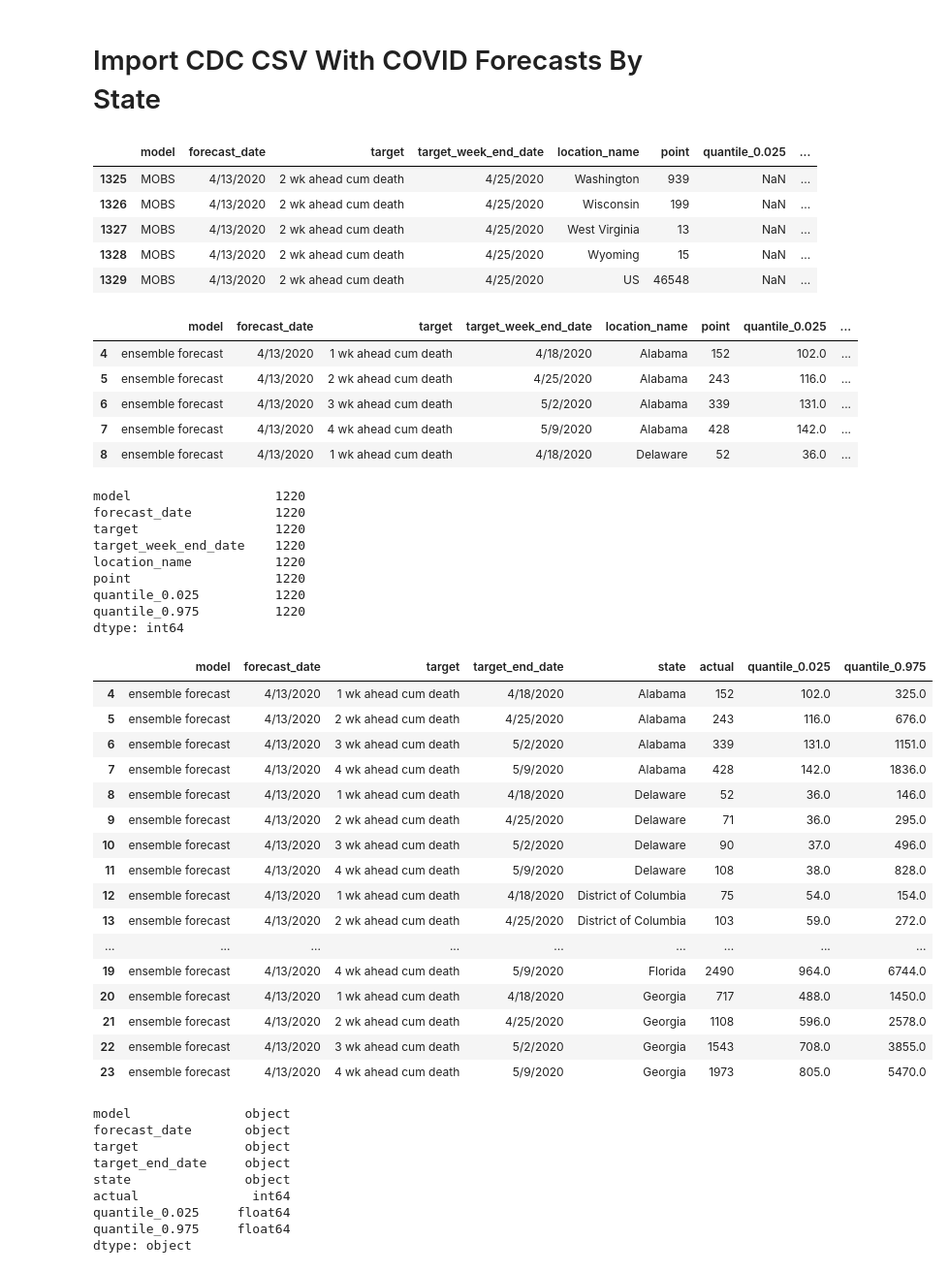
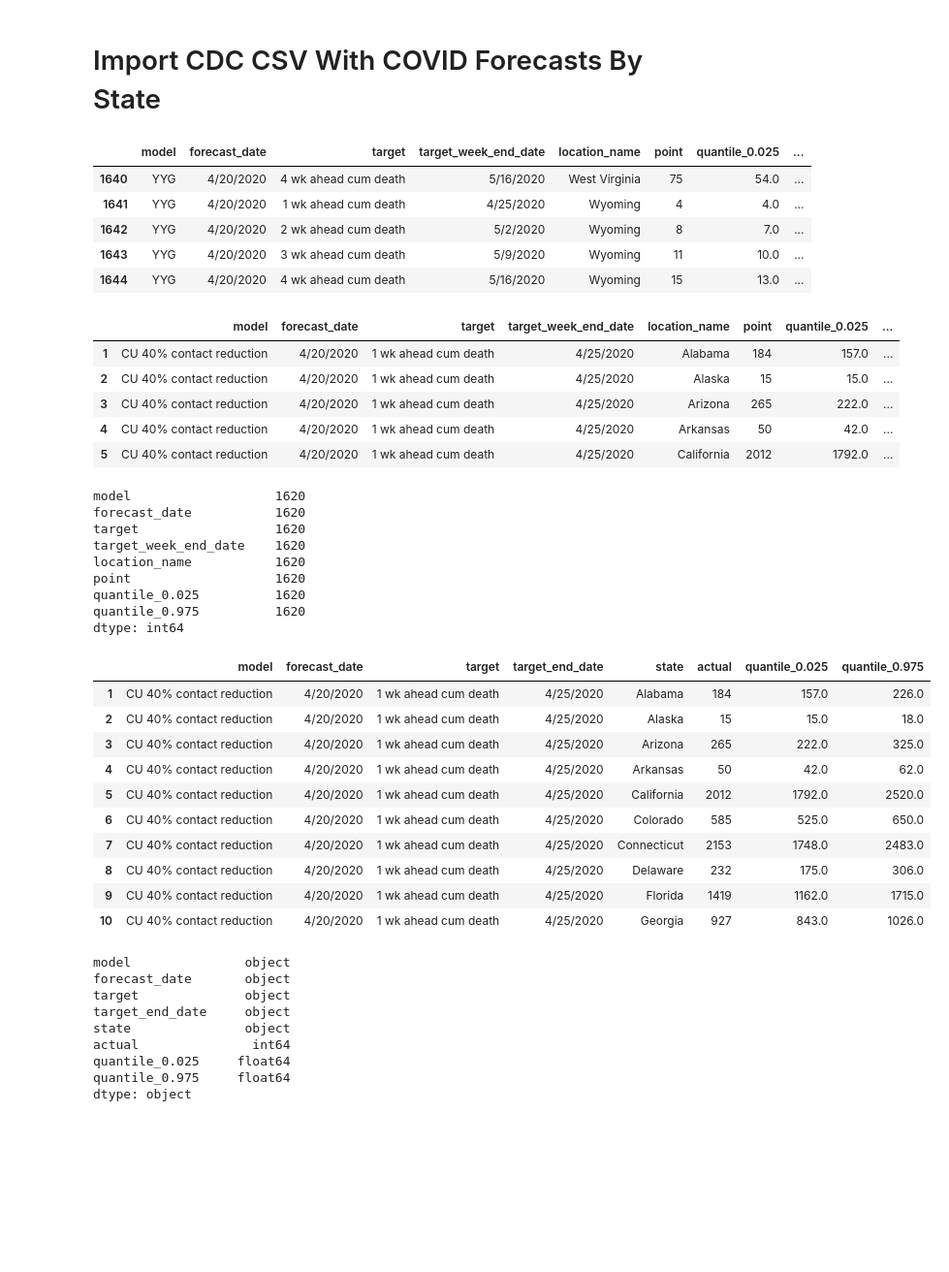
Before and after one commit to chunwong7/ETL-Project, a Jupyter notebook: ETL_Data_Cleanup.ipynb, the cells around one changed output. Shown at 97% size. Drawn from its saved outputs; the diff is of its cells as text; code cells hidden in the pictures; blank space fills up the shorter version.

```diff
--- a/ETL_Data_Cleanup.ipynb
+++ b/ETL_Data_Cleanup.ipynb
@@ -134,63 +134,57 @@ kaggle_final2.to_csv("county_data.csv", encoding="utf-8", index=True)
 # %%
 # Import csv file with forecast of potential deaths by state
 # Data was downloaded from https://www.cdc.gov/coronavirus/2019-ncov/covid-data/forecasting-us.html
-file2 = "Raw_Data/forecast_data_0413.csv"
+file2 = "Raw_Data/forecast_data_0420.csv"
 forecast_raw = pd.read_csv(file2)
 forecast_raw.tail()
 # %% [output]
 |  | model | forecast_date | target | target_week_end_date | location_name | point | quantile_0.025 | ... |
-| 1325 | MOBS | 4/13/2020 | 2 wk ahead cum death | 4/25/2020 | Washington | 939 | NaN | ... |
-| 1326 | MOBS | 4/13/2020 | 2 wk ahead cum death | 4/25/2020 | Wisconsin | 199 | NaN | ... |
-| 1327 | MOBS | 4/13/2020 | 2 wk ahead cum death | 4/25/2020 | West Virginia | 13 | NaN | ... |
-| 1328 | MOBS | 4/13/2020 | 2 wk ahead cum death | 4/25/2020 | Wyoming | 15 | NaN | ... |
-| 1329 | MOBS | 4/13/2020 | 2 wk ahead cum death | 4/25/2020 | US | 46548 | NaN | ... |
+| 1640 | YYG | 4/20/2020 | 4 wk ahead cum death | 5/16/2020 | West Virginia | 75 | 54.0 | ... |
+| 1641 | YYG | 4/20/2020 | 1 wk ahead cum death | 4/25/2020 | Wyoming | 4 | 4.0 | ... |
+| 1642 | YYG | 4/20/2020 | 2 wk ahead cum death | 5/2/2020 | Wyoming | 8 | 7.0 | ... |
+| 1643 | YYG | 4/20/2020 | 3 wk ahead cum death | 5/9/2020 | Wyoming | 11 | 10.0 | ... |
+| 1644 | YYG | 4/20/2020 | 4 wk ahead cum death | 5/16/2020 | Wyoming | 15 | 13.0 | ... |
 # %%
 # Only keep rows for states, not whole of US
 forecast_states = forecast_raw.loc[forecast_raw["location_name"] != "US",:]
 forecast_states.head()
 # %% [output]
 |  | model | forecast_date | target | target_week_end_date | location_name | point | quantile_0.025 | ... |
-| 4 | ensemble forecast | 4/13/2020 | 1 wk ahead cum death | 4/18/2020 | Alabama | 152 | 102.0 | ... |
-| 5 | ensemble forecast | 4/13/2020 | 2 wk ahead cum death | 4/25/2020 | Alabama | 243 | 116.0 | ... |
-| 6 | ensemble forecast | 4/13/2020 | 3 wk ahead cum death | 5/2/2020 | Alabama | 339 | 131.0 | ... |
-| 7 | ensemble forecast | 4/13/2020 | 4 wk ahead cum death | 5/9/2020 | Alabama | 428 | 142.0 | ... |
-| 8 | ensemble forecast | 4/13/2020 | 1 wk ahead cum death | 4/18/2020 | Delaware | 52 | 36.0 | ... |
+| 1 | CU 40% contact reduction | 4/20/2020 | 1 wk ahead cum death | 4/25/2020 | Alabama | 184 | 157.0 | ... |
+| 2 | CU 40% contact reduction | 4/20/2020 | 1 wk ahead cum death | 4/25/2020 | Alaska | 15 | 15.0 | ... |
+| 3 | CU 40% contact reduction | 4/20/2020 | 1 wk ahead cum death | 4/25/2020 | Arizona | 265 | 222.0 | ... |
+| 4 | CU 40% contact reduction | 4/20/2020 | 1 wk ahead cum death | 4/25/2020 | Arkansas | 50 | 42.0 | ... |
+| 5 | CU 40% contact reduction | 4/20/2020 | 1 wk ahead cum death | 4/25/2020 | California | 2012 | 1792.0 | ... |
 # %%
 # Drop rows with missing data
 forecast_states = forecast_states.dropna()
 forecast_states.count()
 # %% [output]
-model                   1220
-forecast_date           1220
-target                  1220
-target_week_end_date    1220
-location_name           1220
-point                   1220
-quantile_0.025          1220
-quantile_0.975          1220
+model                   1620
+forecast_date           1620
+target                  1620
+target_week_end_date    1620
+location_name           1620
+point                   1620
+quantile_0.025          1620
+quantile_0.975          1620
 dtype: int64
 # %%
 # Rename columns (target week end date to target end date, location name to state, point to actual)
 forecast_renamed = forecast_states.rename(columns={"target_week_end_date":"target_end_date", "location_name":"state", "point":"actual"})
-forecast_renamed.head(20)
+forecast_renamed.head(10)
 # %% [output]
 |  | model | forecast_date | target | target_end_date | state | actual | quantile_0.025 | quantile_0.975 |
-| 4 | ensemble forecast | 4/13/2020 | 1 wk ahead cum death | 4/18/2020 | Alabama | 152 | 102.0 | 325.0 |
-| 5 | ensemble forecast | 4/13/2020 | 2 wk ahead cum death | 4/25/2020 | Alabama | 243 | 116.0 | 676.0 |
-| 6 | ensemble forecast | 4/13/2020 | 3 wk ahead cum death | 5/2/2020 | Alabama | 339 | 131.0 | 1151.0 |
-| 7 | ensemble forecast | 4/13/2020 | 4 wk ahead cum death | 5/9/2020 | Alabama | 428 | 142.0 | 1836.0 |
-| 8 | ensemble forecast | 4/13/2020 | 1 wk ahead cum death | 4/18/2020 | Delaware | 52 | 36.0 | 146.0 |
-| 9 | ensemble forecast | 4/13/2020 | 2 wk ahead cum death | 4/25/2020 | Delaware | 71 | 36.0 | 295.0 |
-| 10 | ensemble forecast | 4/13/2020 | 3 wk ahead cum death | 5/2/2020 | Delaware | 90 | 37.0 | 496.0 |
-| 11 | ensemble forecast | 4/13/2020 | 4 wk ahead cum death | 5/9/2020 | Delaware | 108 | 38.0 | 828.0 |
-| 12 | ensemble forecast | 4/13/2020 | 1 wk ahead cum death | 4/18/2020 | District of Columbia | 75 | 54.0 | 154.0 |
-| 13 | ensemble forecast | 4/13/2020 | 2 wk ahead cum death | 4/25/2020 | District of Columbia | 103 | 59.0 | 272.0 |
-| ... | ... | ... | ... | ... | ... | ... | ... | ... |
-| 19 | ensemble forecast | 4/13/2020 | 4 wk ahead cum death | 5/9/2020 | Florida | 2490 | 964.0 | 6744.0 |
-| 20 | ensemble forecast | 4/13/2020 | 1 wk ahead cum death | 4/18/2020 | Georgia | 717 | 488.0 | 1450.0 |
-| 21 | ensemble forecast | 4/13/2020 | 2 wk ahead cum death | 4/25/2020 | Georgia | 1108 | 596.0 | 2578.0 |
-| 22 | ensemble forecast | 4/13/2020 | 3 wk ahead cum death | 5/2/2020 | Georgia | 1543 | 708.0 | 3855.0 |
-| 23 | ensemble forecast | 4/13/2020 | 4 wk ahead cum death | 5/9/2020 | Georgia | 1973 | 805.0 | 5470.0 |
+| 1 | CU 40% contact reduction | 4/20/2020 | 1 wk ahead cum death | 4/25/2020 | Alabama | 184 | 157.0 | 226.0 |
+| 2 | CU 40% contact reduction | 4/20/2020 | 1 wk ahead cum death | 4/25/2020 | Alaska | 15 | 15.0 | 18.0 |
+| 3 | CU 40% contact reduction | 4/20/2020 | 1 wk ahead cum death | 4/25/2020 | Arizona | 265 | 222.0 | 325.0 |
+| 4 | CU 40% contact reduction | 4/20/2020 | 1 wk ahead cum death | 4/25/2020 | Arkansas | 50 | 42.0 | 62.0 |
+| 5 | CU 40% contact reduction | 4/20/2020 | 1 wk ahead cum death | 4/25/2020 | California | 2012 | 1792.0 | 2520.0 |
+| 6 | CU 40% contact reduction | 4/20/2020 | 1 wk ahead cum death | 4/25/2020 | Colorado | 585 | 525.0 | 650.0 |
+| 7 | CU 40% contact reduction | 4/20/2020 | 1 wk ahead cum death | 4/25/2020 | Connecticut | 2153 | 1748.0 | 2483.0 |
+| 8 | CU 40% contact reduction | 4/20/2020 | 1 wk ahead cum death | 4/25/2020 | Delaware | 232 | 175.0 | 306.0 |
+| 9 | CU 40% contact reduction | 4/20/2020 | 1 wk ahead cum death | 4/25/2020 | Florida | 1419 | 1162.0 | 1715.0 |
+| 10 | CU 40% contact reduction | 4/20/2020 | 1 wk ahead cum death | 4/25/2020 | Georgia | 927 | 843.0 | 1026.0 |
 # %%
 # Check if date column types are datetime or string
 forecast_renamed.dtypes
```
Also changed, not shown: parts of 5 cells of this notebook, 4 other files.
